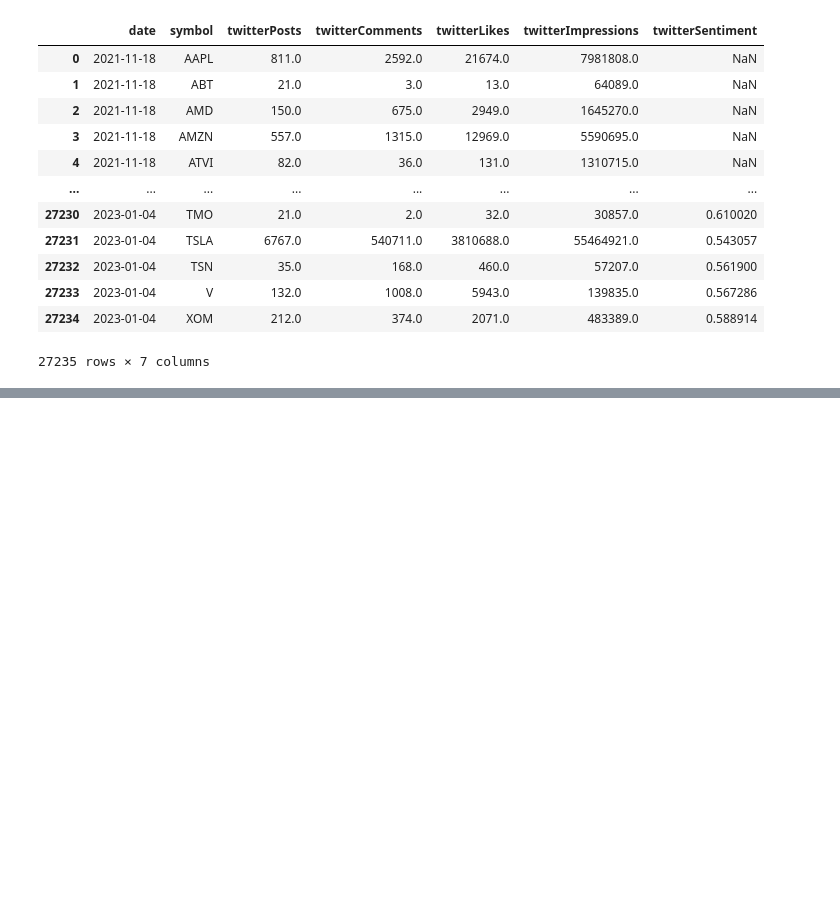
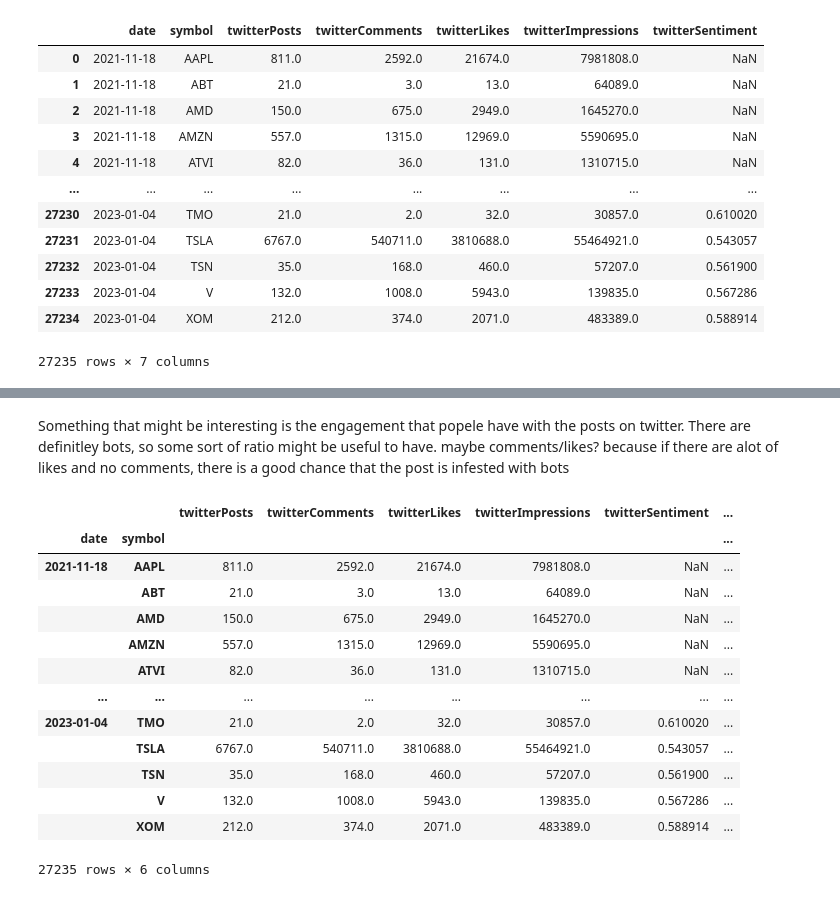
Before and after one commit to devtcu/Machine-Learning, a Jupyter notebook: Quant/sentiment.ipynb, the cells around one changed output, grey strips where cells are left out. Drawn from its saved outputs; the diff is of its cells as text; code cells hidden in the pictures; blank space fills up the shorter version.

```diff
--- a/Quant/sentiment.ipynb
+++ b/Quant/sentiment.ipynb
@@ -30,0 +54,21 @@ sentiment_df
+# %% [markdown]
+Something that might be interesting is the engagement that popele have with the posts on twitter. There are definitley bots, so some sort of ratio might be useful to have. maybe comments/likes? because if there are alot of likes and no comments, there is a good chance that the post is infested with bots
+# %%
+sentiment_df['engagement_ratio'] = sentiment_df['twitterComments'] / sentiment_df['twitterLikes']
+
+sentiment_df
+# %% [output]
+|  |  | twitterPosts | twitterComments | twitterLikes | twitterImpressions | twitterSentiment | ... |
+| date | symbol |  |  |  |  |  | ... |
+| 2021-11-18 | AAPL | 811.0 | 2592.0 | 21674.0 | 7981808.0 | NaN | ... |
+|  | ABT | 21.0 | 3.0 | 13.0 | 64089.0 | NaN | ... |
+|  | AMD | 150.0 | 675.0 | 2949.0 | 1645270.0 | NaN | ... |
+|  | AMZN | 557.0 | 1315.0 | 12969.0 | 5590695.0 | NaN | ... |
+|  | ATVI | 82.0 | 36.0 | 131.0 | 1310715.0 | NaN | ... |
+| ... | ... | ... | ... | ... | ... | ... | ... |
+| 2023-01-04 | TMO | 21.0 | 2.0 | 32.0 | 30857.0 | 0.610020 | ... |
+|  | TSLA | 6767.0 | 540711.0 | 3810688.0 | 55464921.0 | 0.543057 | ... |
+|  | TSN | 35.0 | 168.0 | 460.0 | 57207.0 | 0.561900 | ... |
+|  | V | 132.0 | 1008.0 | 5943.0 | 139835.0 | 0.567286 | ... |
+|  | XOM | 212.0 | 374.0 | 2071.0 | 483389.0 | 0.588914 | ... |
+27235 rows × 6 columns
```
Also changed, not shown: parts of 20 cells of this notebook, 1 other file.
